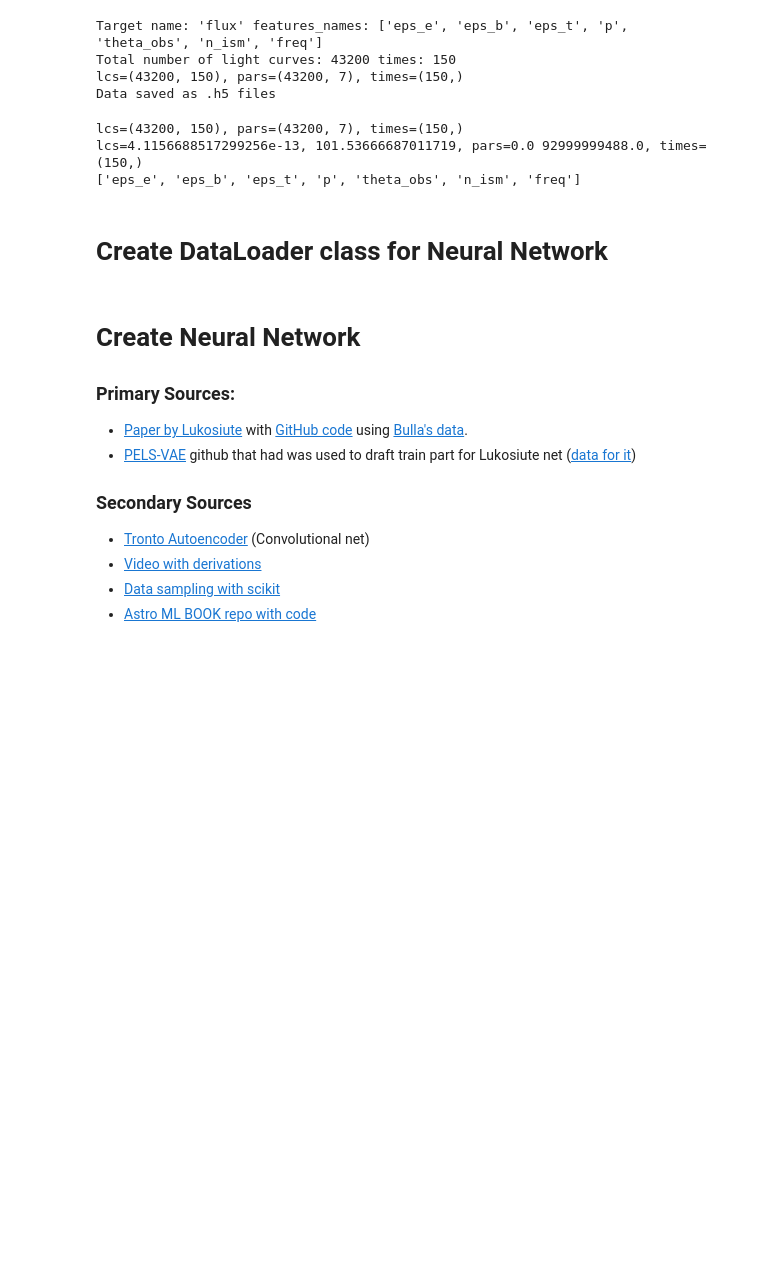
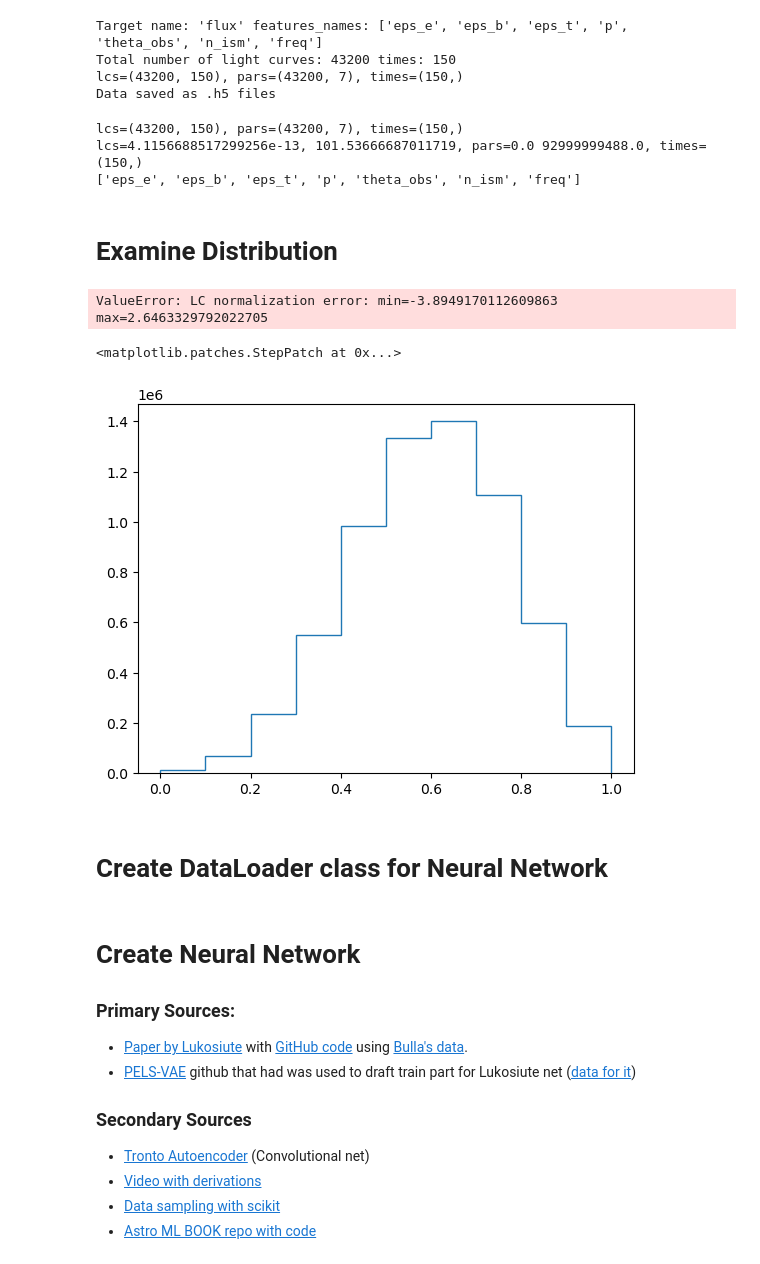
Before and after one commit to vsevolodnedora/PBA_projects, a Jupyter notebook: ml_lightcurve/datasets.ipynb, the cells around one changed output. Saved outputs shown, nothing was run; the diff lists cells and outputs as text; code cells hidden in the pictures; blank space fills up the shorter version.

```diff
--- a/ml_lightcurve/datasets.ipynb
+++ b/ml_lightcurve/datasets.ipynb
@@ -206,6 +197,23 @@ print(features_names)
 lcs=(43200, 150), pars=(43200, 7), times=(150,)
 lcs=4.1156688517299256e-13, 101.53666687011719, pars=0.0 92999999488.0, times=(150,)
 ['eps_e', 'eps_b', 'eps_t', 'p', 'theta_obs', 'n_ism', 'freq']
+# %% [markdown]
+# Examine Distribution
+# %%
+from train import LightCurveDataset
+dataset = LightCurveDataset(pars, lcs, times, lc_transform_method="minmax")
+dataset2 = LightCurveDataset(pars, lcs, times, lc_transform_method="standard")
+# %% [output]
+ValueError: LC normalization error: min=-3.8949170112609863 max=2.6463329792022705
+# %%
+counts, bins = np.histogram(dataset.lcs_log_norm)
+plt.stairs(counts, bins)
+
+counts, bins = np.histogram(dataset2.lcs_log_norm)
+plt.stairs(counts, bins)
+# %% [output]
+<matplotlib.patches.StepPatch at 0x...>
+[figure, added]
 # %%
 from torch.utils.data import DataLoader, TensorDataset, Dataset
 from torch.utils.data.sampler import SubsetRandomSampler
```
Also changed, not shown: parts of 1 cell of this notebook, 7 other files.
